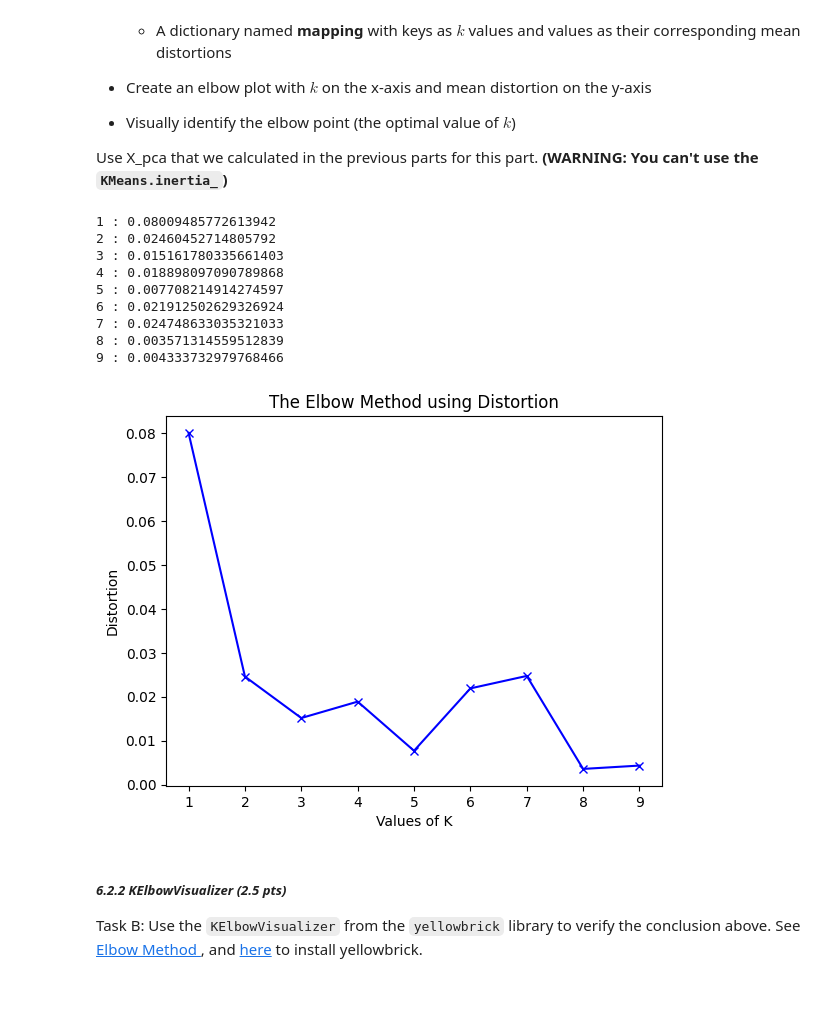
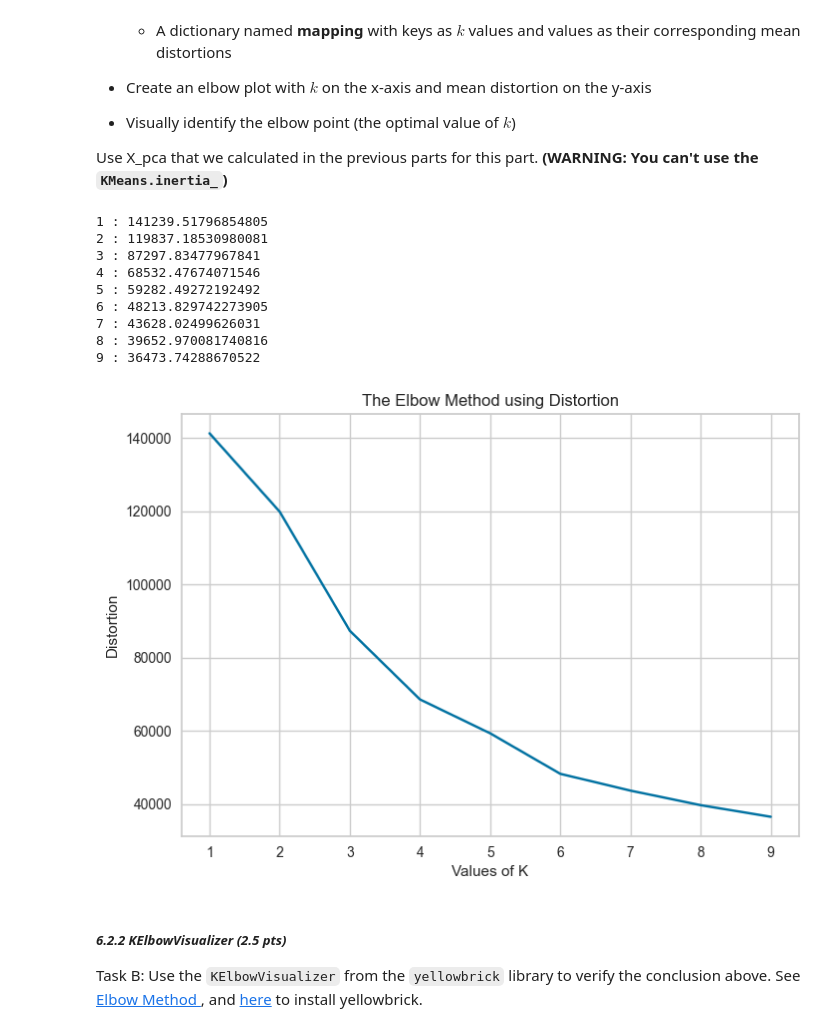
Before and after one commit to cooldeath49/CMSC320, a Jupyter notebook: hw4/CMSC320_HW4_Fall2025_ML_Classifiers_Clustering.ipynb, the cells around one changed output. Drawn from its saved outputs; the diff is of its cells as text; code cells hidden in the pictures; blank space fills up the shorter version.

```diff
--- a/hw4/CMSC320_HW4_Fall2025_ML_Classifiers_Clustering.ipynb
+++ b/hw4/CMSC320_HW4_Fall2025_ML_Classifiers_Clustering.ipynb
@@ -672,42 +672,40 @@ Use X_pca that we calculated in the previous parts for this part.
 # %%
 distortions = []
 K = range(1, 10)
 mapping = {}
 for k in K:
 # ANSWER STARTING HERE
     kmeans = KMeans(n_clusters=k, random_state=seed)
     kmeans.fit(X_pca)
-    sum = 0
-    centers = kmeans.cluster_centers_
 
-    distances = cdist(X_pca, centers, metric="euclidean")
-    min = np.min(distances)
+    distances = cdist(X_pca, kmeans.cluster_centers_, metric="euclidean")
+    min = np.min(distances, axis=1)
     distortion = np.sum(min ** 2)
     distortions.append(distortion)
     mapping[k] = distortion
 
 # ANSWER ENDS HERE
 
 for key, val in mapping.items():
    print(f'{key} : {val}')
 
 
 plt.plot(K, distortions, 'bx-')
 plt.xlabel('Values of K')
 plt.ylabel('Distortion')
 plt.title('The Elbow Method using Distortion')
 plt.show()
 # %% [output]
-1 : 0.08009485772613942
-2 : 0.02460452714805792
-3 : 0.015161780335661403
-4 : 0.018898097090789868
-5 : 0.007708214914274597
-6 : 0.021912502629326924
-7 : 0.024748633035321033
-8 : 0.003571314559512839
-9 : 0.004333732979768466
+1 : 141239.51796854805
+2 : 119837.18530980081
+3 : 87297.83477967841
+4 : 68532.47674071546
+5 : 59282.49272192492
+6 : 48213.829742273905
+7 : 43628.02499626031
+8 : 39652.970081740816
+9 : 36473.74288670522
-[figure, old version]
+[figure, new version]
 # %% [markdown]
 ##### ***6.2.2 KElbowVisualizer (2.5 pts)***
 Task B: Use the `KElbowVisualizer` from the `yellowbrick` library to verify the conclusion above. See [Elbow Method
```
Also changed, not shown: parts of 6 cells of this notebook, 1 other file.
